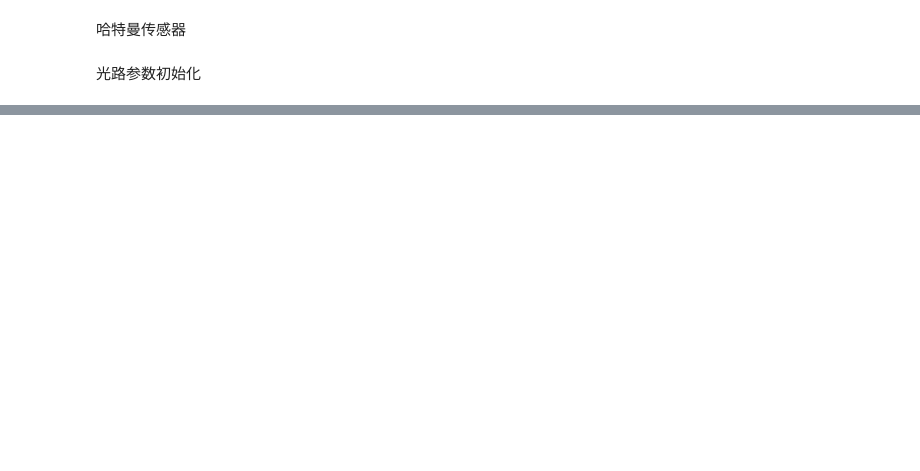
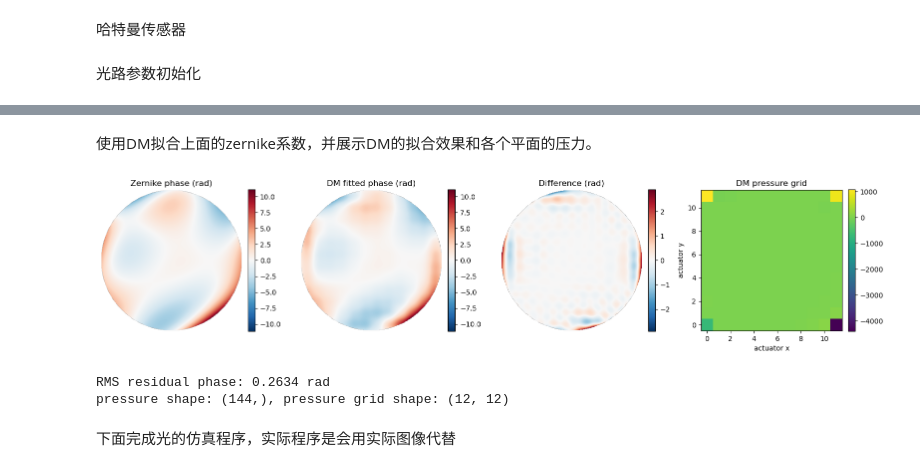
Before and after one commit to congzhou235-prog/sh-prog, a Jupyter notebook: pro.ipynb, the cells around one changed output, grey strips where cells are left out. Cells and saved outputs as stored; diff of their text form; code cells hidden in the pictures; blank space fills up the shorter version.

```diff
--- a/pro.ipynb
+++ b/pro.ipynb
@@ -112,0 +380,58 @@ pprint(derived_params)
+# %% [markdown]
+使用DM拟合上面的zernike系数，并展示DM的拟合效果和各个平面的压力。
+# %%
+pupil_mask = np.isfinite(zernike_phase_rad)
+
+dm_pressures_144, dm_fit = phase_to_dm_pressures(
+    zernike_phase_rad,
+    fit_mask=pupil_mask,
+    remove_piston=True,
+    return_details=True,
+)
+
+target_phase_for_compare = zernike_phase_rad.copy()
+target_phase_for_compare[pupil_mask] -= np.mean(target_phase_for_compare[pupil_mask])
+
+dm_fitted_phase_rad = dm_fit["fitted_phase_rad"].copy()
+dm_fitted_phase_rad[~pupil_mask] = np.nan
+
+phase_difference_rad = target_phase_for_compare - dm_fitted_phase_rad
+phase_difference_rad[~pupil_mask] = np.nan
+
+vmax = np.nanmax(np.abs(target_phase_for_compare))
+diff_vmax = np.nanmax(np.abs(phase_difference_rad))
+
+fig, axes = plt.subplots(1, 4, figsize=(16, 4))
+
+im0 = axes[0].imshow(target_phase_for_compare, cmap="RdBu_r", origin="lower", vmin=-vmax, vmax=vmax)
+axes[0].set_title("Zernike phase (rad)")
+axes[0].axis("off")
+plt.colorbar(im0, ax=axes[0], fraction=0.046, pad=0.04)
+
+im1 = axes[1].imshow(dm_fitted_phase_rad, cmap="RdBu_r", origin="lower", vmin=-vmax, vmax=vmax)
+axes[1].set_title("DM fitted phase (rad)")
+axes[1].axis("off")
+plt.colorbar(im1, ax=axes[1], fraction=0.046, pad=0.04)
+
+im2 = axes[2].imshow(phase_difference_rad, cmap="RdBu_r", origin="lower", vmin=-diff_vmax, vmax=diff_vmax)
+axes[2].set_title("Difference (rad)")
+axes[2].axis("off")
+plt.colorbar(im2, ax=axes[2], fraction=0.046, pad=0.04)
+
+im3 = axes[3].imshow(dm_fit["pressure_grid"], cmap="viridis", origin="lower")
+axes[3].set_title("DM pressure grid")
+axes[3].set_xlabel("actuator x")
+axes[3].set_ylabel("actuator y")
+plt.colorbar(im3, ax=axes[3], fraction=0.046, pad=0.04)
+
+plt.tight_layout()
+plt.show()
+
+print(f"RMS residual phase: {dm_fit['rms_residual_phase_rad']:.4f} rad")
+print(f"pressure shape: {dm_pressures_144.shape}, pressure grid shape: {dm_fit['pressure_grid'].shape}")
+# %% [output]
+[figure, added]
+RMS residual phase: 0.2634 rad
+pressure shape: (144,), pressure grid shape: (12, 12)
+# %% [markdown]
+下面完成光的仿真程序，实际程序是会用实际图像代替
```
Also changed, not shown: parts of 5 cells of this notebook.
